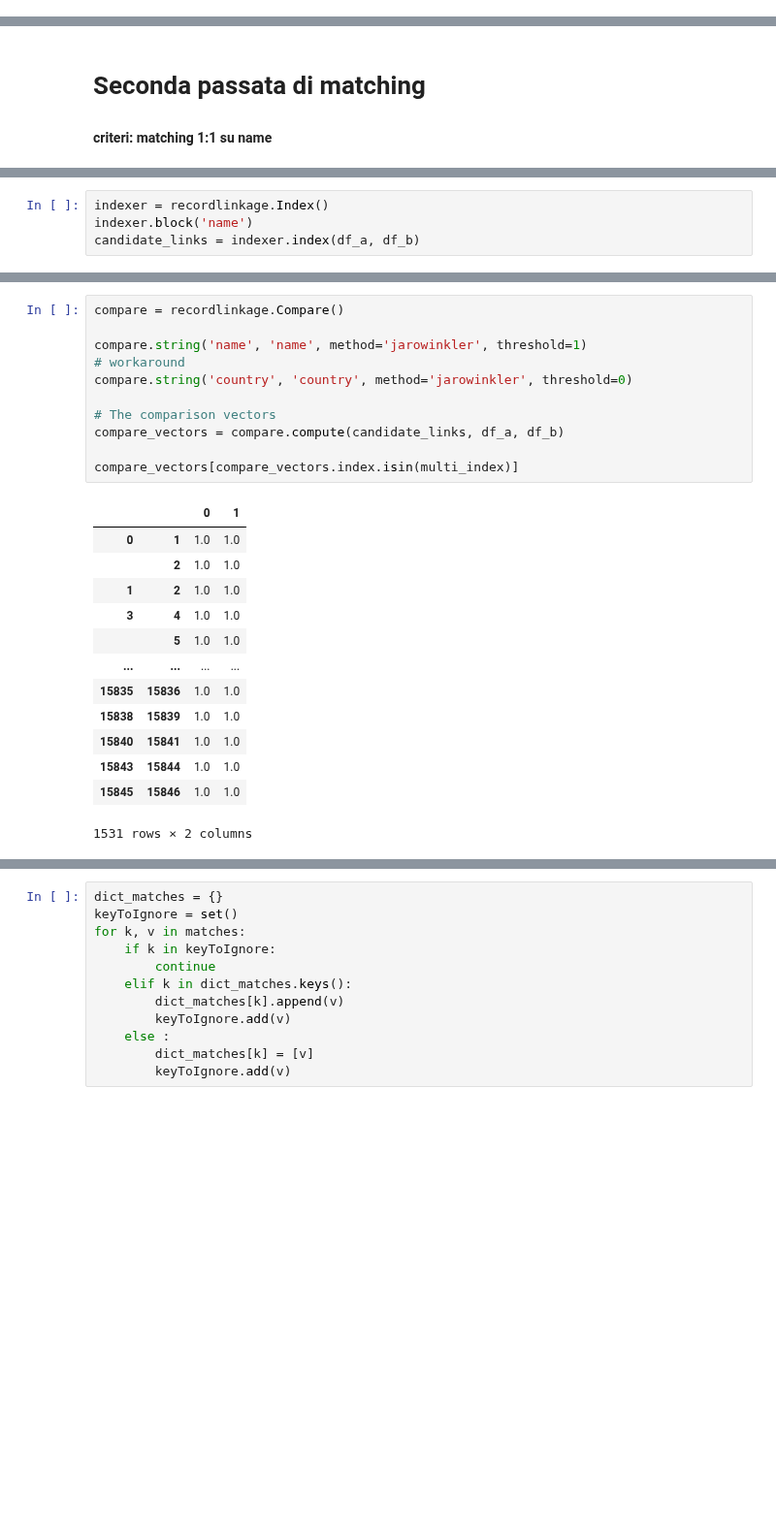
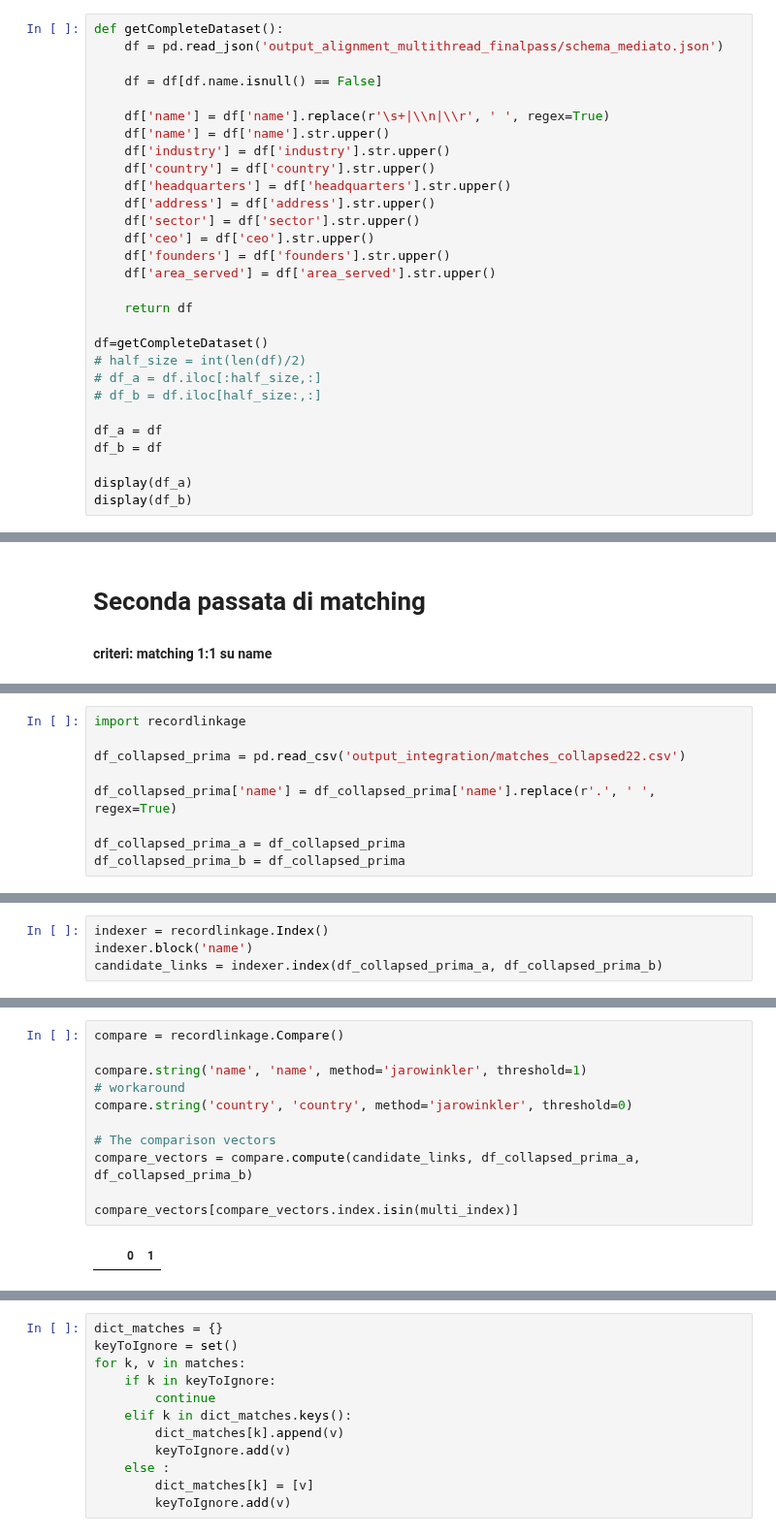
Before and after one commit to dedo99/Progetto_Finale_IDD, a Jupyter notebook: record_linkage.ipynb, the cells around one changed output, grey strips where cells are left out. Shown at 97% size. Saved outputs shown, nothing was run; the diff lists cells and outputs as text; blank space fills up the shorter version.

```diff
--- a/record_linkage.ipynb
+++ b/record_linkage.ipynb
@@ -75,0 +28,29 @@ Apple
+# %%
+def getCompleteDataset():
+    df = pd.read_json('output_alignment_multithread_finalpass/schema_mediato.json')
+
+    df = df[df.name.isnull() == False]
+
+    df['name'] = df['name'].replace(r'\s+|\\n|\\r', ' ', regex=True)
+    df['name'] = df['name'].str.upper()
+    df['industry'] = df['industry'].str.upper()
+    df['country'] = df['country'].str.upper()
+    df['headquarters'] = df['headquarters'].str.upper()
+    df['address'] = df['address'].str.upper()
+    df['sector'] = df['sector'].str.upper()
+    df['ceo'] = df['ceo'].str.upper()
+    df['founders'] = df['founders'].str.upper()
+    df['area_served'] = df['area_served'].str.upper()
+
+    return df
+
+df=getCompleteDataset()
+# half_size = int(len(df)/2)
+# df_a = df.iloc[:half_size,:]
+# df_b = df.iloc[half_size:,:]
+
+df_a = df
+df_b = df
+
+display(df_a)
+display(df_b)
@@ -254,0 +253,9 @@ df_b = df
+# %%
+import recordlinkage
+
+df_collapsed_prima = pd.read_csv('output_integration/matches_collapsed22.csv')
+
+df_collapsed_prima['name'] = df_collapsed_prima['name'].replace(r'.', ' ', regex=True)
+
+df_collapsed_prima_a = df_collapsed_prima
+df_collapsed_prima_b = df_collapsed_prima
@@ -255,7 +266,7 @@ df_b = df
 # %%
 indexer = recordlinkage.Index()
 indexer.block('name')
-candidate_links = indexer.index(df_a, df_b)
+candidate_links = indexer.index(df_collapsed_prima_a, df_collapsed_prima_b)
 # %%
 set_no_copy = set()
 for (c,b) in candidate_links:
@@ -275,28 +286,16 @@ multi_index = pd.MultiIndex.from_arrays([list_0, list_1])
 # %%
 compare = recordlinkage.Compare()
 
 compare.string('name', 'name', method='jarowinkler', threshold=1)
 # workaround
 compare.string('country', 'country', method='jarowinkler', threshold=0)
 
 # The comparison vectors
-compare_vectors = compare.compute(candidate_links, df_a, df_b)
+compare_vectors = compare.compute(candidate_links, df_collapsed_prima_a, df_collapsed_prima_b)
 
 compare_vectors[compare_vectors.index.isin(multi_index)]
 # %% [output]
 |  |  | 0 | 1 |
-| 0 | 1 | 1.0 | 1.0 |
-|  | 2 | 1.0 | 1.0 |
-| 1 | 2 | 1.0 | 1.0 |
-| 3 | 4 | 1.0 | 1.0 |
-|  | 5 | 1.0 | 1.0 |
-| ... | ... | ... | ... |
-| 15835 | 15836 | 1.0 | 1.0 |
-| 15838 | 15839 | 1.0 | 1.0 |
-| 15840 | 15841 | 1.0 | 1.0 |
-| 15843 | 15844 | 1.0 | 1.0 |
-| 15845 | 15846 | 1.0 | 1.0 |
-1531 rows × 2 columns
 # %%
 compare_vectors = compare_vectors[compare_vectors.index.isin(multi_index)]
 ecm = recordlinkage.ECMClassifier()
```
Also changed, not shown: parts of 36 cells of this notebook, 2 other files.
